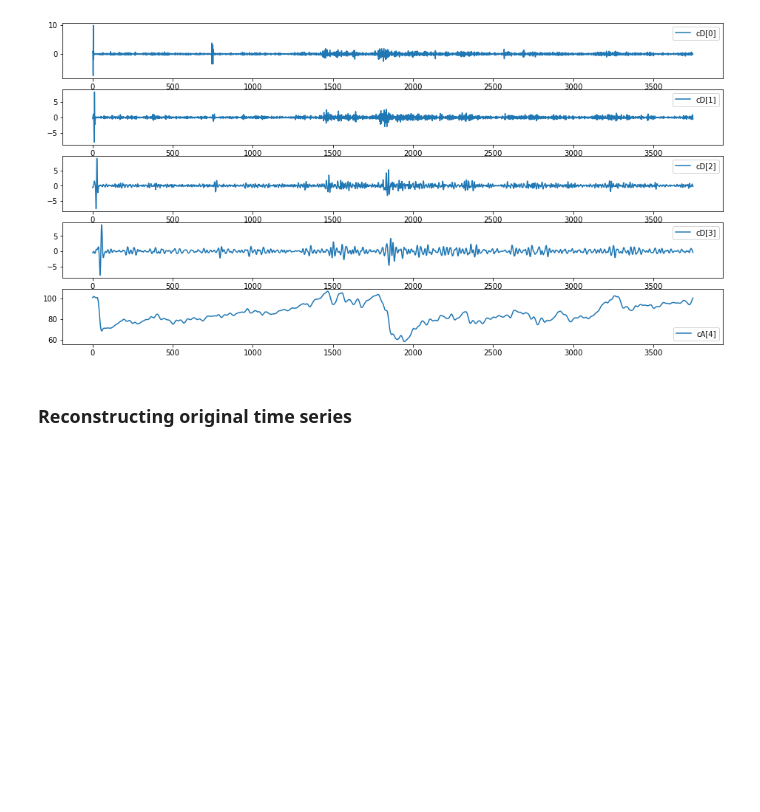
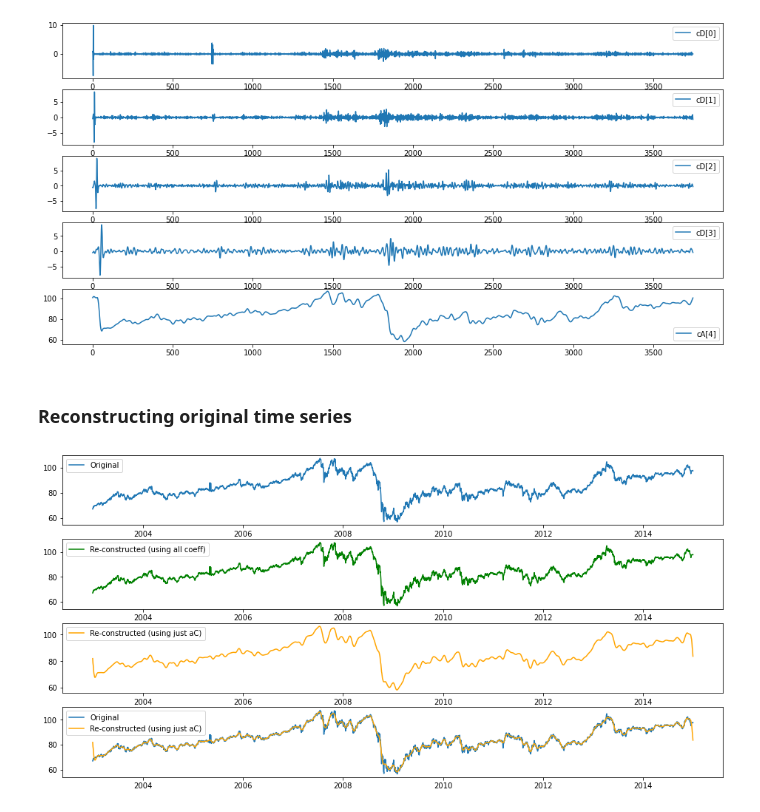
Before and after one commit to kgordillo-hub/SVM-Wavelet-forecasting-Financial-Time-Series, a Jupyter notebook: Project/SVM-Wavelet-forecasting-financial-series.ipynb, the cells around one changed output. Cells and saved outputs as stored; diff of their text form; code cells hidden in the pictures; blank space fills up the shorter version.

Commit message:
Update SVM-Wavelet-forecasting-financial-series.ipynb
Adding prediction based on paper

```diff
--- a/Project/SVM-Wavelet-forecasting-financial-series.ipynb
+++ b/Project/SVM-Wavelet-forecasting-financial-series.ipynb
@@ -149,12 +161,15 @@ Performance:  0.9936530854141123
 ## Second part, breaking the time series down into pieces using MODWT <a class="anchor" id="second-part"></a>
 # %%
 #Using modwt with 'sym4' wavelet and 5 levels (4 detail coffiecients (dC) and 1 approximation coefficient (aC))
-def applyModwt(data):
-    _coeff = modwt(data, 'sym4', 4)
+def applyModwt(_data, type='sym4', _level=3):
+    _coeff = modwt(_data, type, _level)
     return _coeff
 
 #calling function defined previously
-coeff = applyModwt(closing_prices)
+level = 4
+coeff = applyModwt(closing_prices,type='sym4',_level=level)
+
+
 
 #Checking coeff shape, should be an array of len(closing_prices) columns and 5 rows
 #where the row number 5  is the row with the approximation coefficients
@@ -174,3 +189,38 @@ for i in range(len(coeff)):
 [figure]
 # %% [markdown]
 ### Reconstructing original time series <a class="anchor" id="2.1"></a>
+# %%
+#initialize an array to store the coefficents corresponding to scale 2^4
+recwt = np.zeros((np.shape(coeff)[0], np.shape(coeff)[1]))
+
+#Assigning Approximation and Detail Coeficients
+aCdC = coeff.copy()
+
+#store coefficents corresponding to scale the 4 of the wavelet transformation
+recwt[level:] = coeff[level]
+
+#De-noised financial series. In this case we only use the aC to reconstruct the time series
+dFs = imodwt(recwt,'sym4')
+
+#We can also use all de coefficients to re-construct the financial series
+rFs = imodwt(coeff,'sym4')
+
+#We can plot to compare
+fig, ax = plt.subplots(4,1,figsize=(16,8))
+ax[0].plot(dates, closing_prices, label='Original')
+#Reconstructed using all dC and aC
+ax[1].plot(dates, rFs, label='Re-constructed (using all coeff)', color = 'green')
+#Reconstructed using just the aC
+ax[2].plot(dates, dFs, label='Re-constructed (using just aC)', color = 'orange')
+#Plotting original and de-noised to compare
+ax[3].plot(dates, closing_prices, label='Original')
+ax[3].plot(dates, dFs, label='Re-constructed (using just aC)', color = 'orange')
+
+ax[0].legend(loc = 'best')
+ax[1].legend(loc = 'best')
+ax[2].legend(loc = 'best')
+ax[3].legend(loc = 'best')
+
+plt.show()
+# %% [output]
+[figure, added]
```
Also changed, not shown: parts of 21 cells of this notebook.
